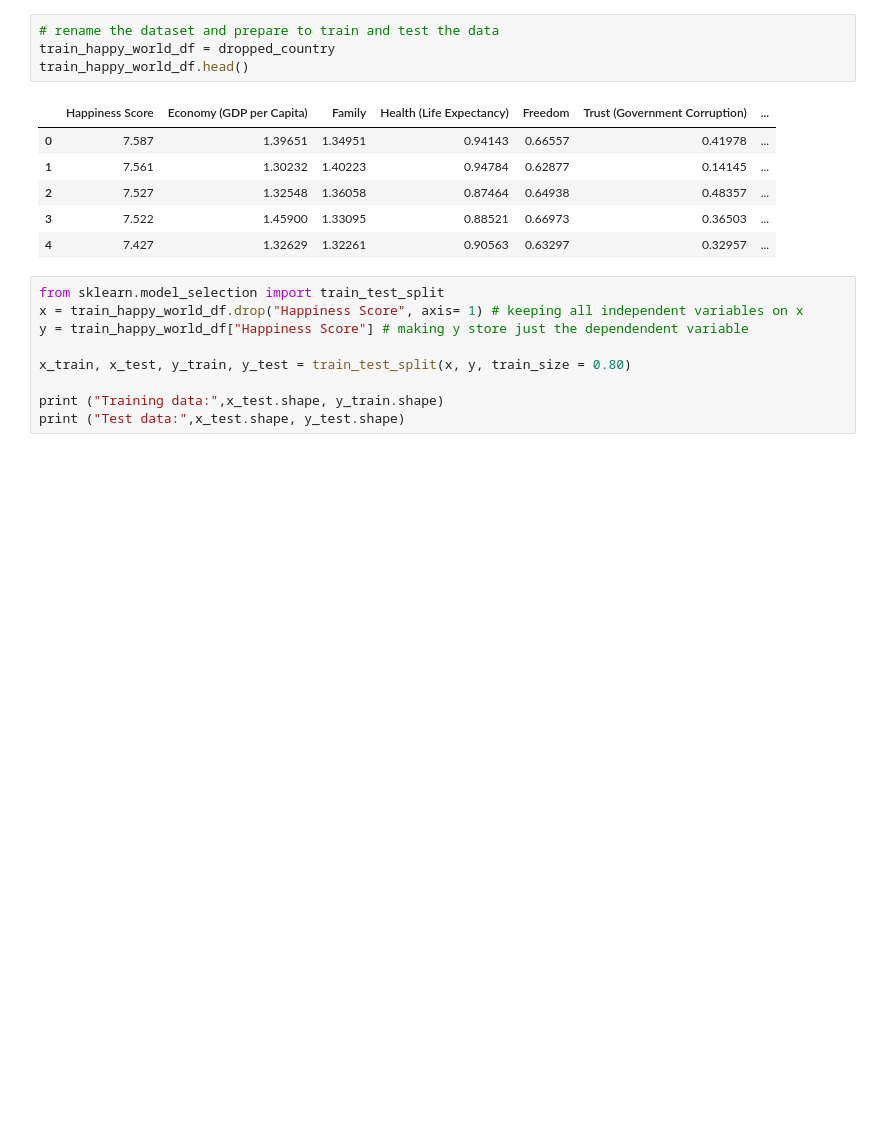
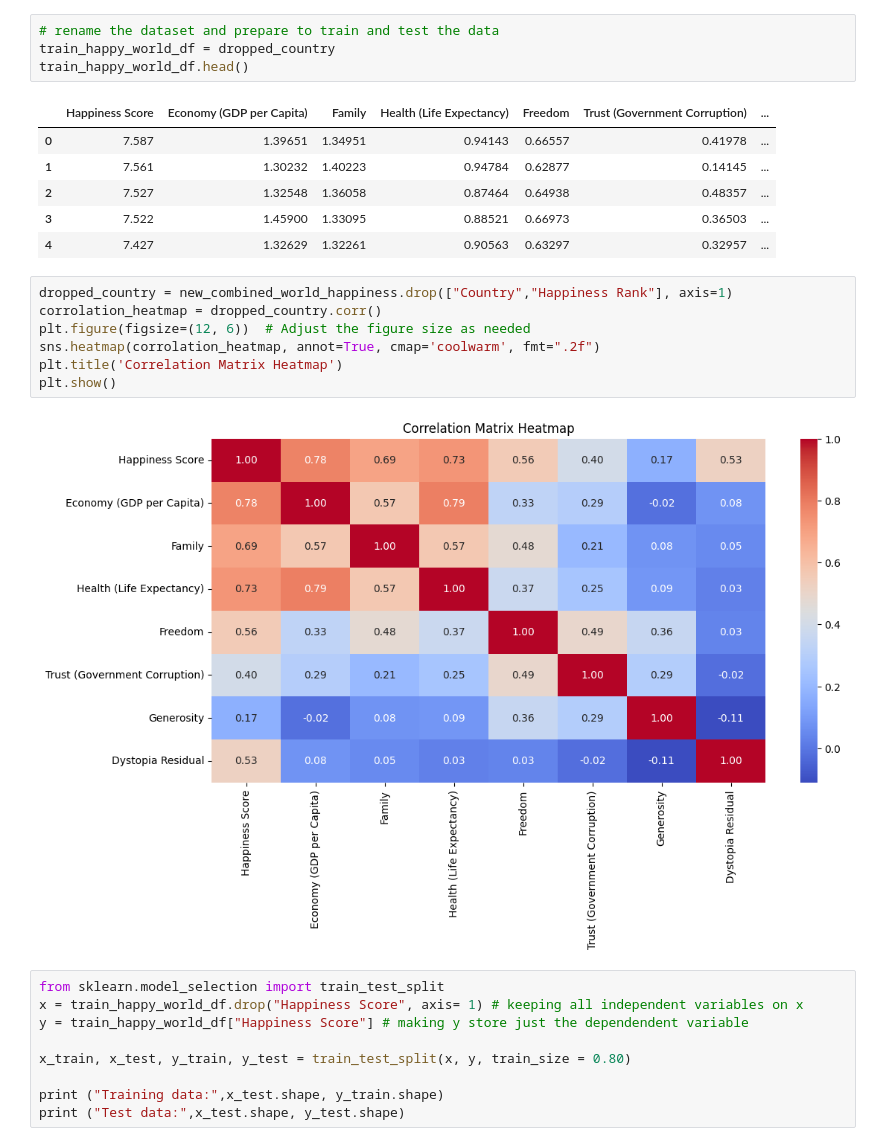
Before and after one commit to JerryBesong/JerryBesong, a Jupyter notebook: Worlds Happiness Prediction/Worlds_Happiness.ipynb, the cells around one changed output. Cells and saved outputs as stored; diff of their text form; blank space fills up the shorter version.

```diff
--- a/Worlds Happiness Prediction/Worlds_Happiness.ipynb
+++ b/Worlds Happiness Prediction/Worlds_Happiness.ipynb
@@ -205,6 +197,15 @@ train_happy_world_df.head()
 | 2 | 7.527 | 1.32548 | 1.36058 | 0.87464 | 0.64938 | 0.48357 | ... |
 | 3 | 7.522 | 1.45900 | 1.33095 | 0.88521 | 0.66973 | 0.36503 | ... |
 | 4 | 7.427 | 1.32629 | 1.32261 | 0.90563 | 0.63297 | 0.32957 | ... |
+# %%
+dropped_country = new_combined_world_happiness.drop(["Country","Happiness Rank"], axis=1)
+corrolation_heatmap = dropped_country.corr()
+plt.figure(figsize=(12, 6))  # Adjust the figure size as needed
+sns.heatmap(corrolation_heatmap, annot=True, cmap='coolwarm', fmt=".2f")
+plt.title('Correlation Matrix Heatmap')
+plt.show()
+# %% [output]
+[figure, added]
 # %%
 from sklearn.model_selection import train_test_split
 x = train_happy_world_df.drop("Happiness Score", axis= 1) # keeping all independent variables on x
```
Also changed, not shown: parts of 4 cells of this notebook.
